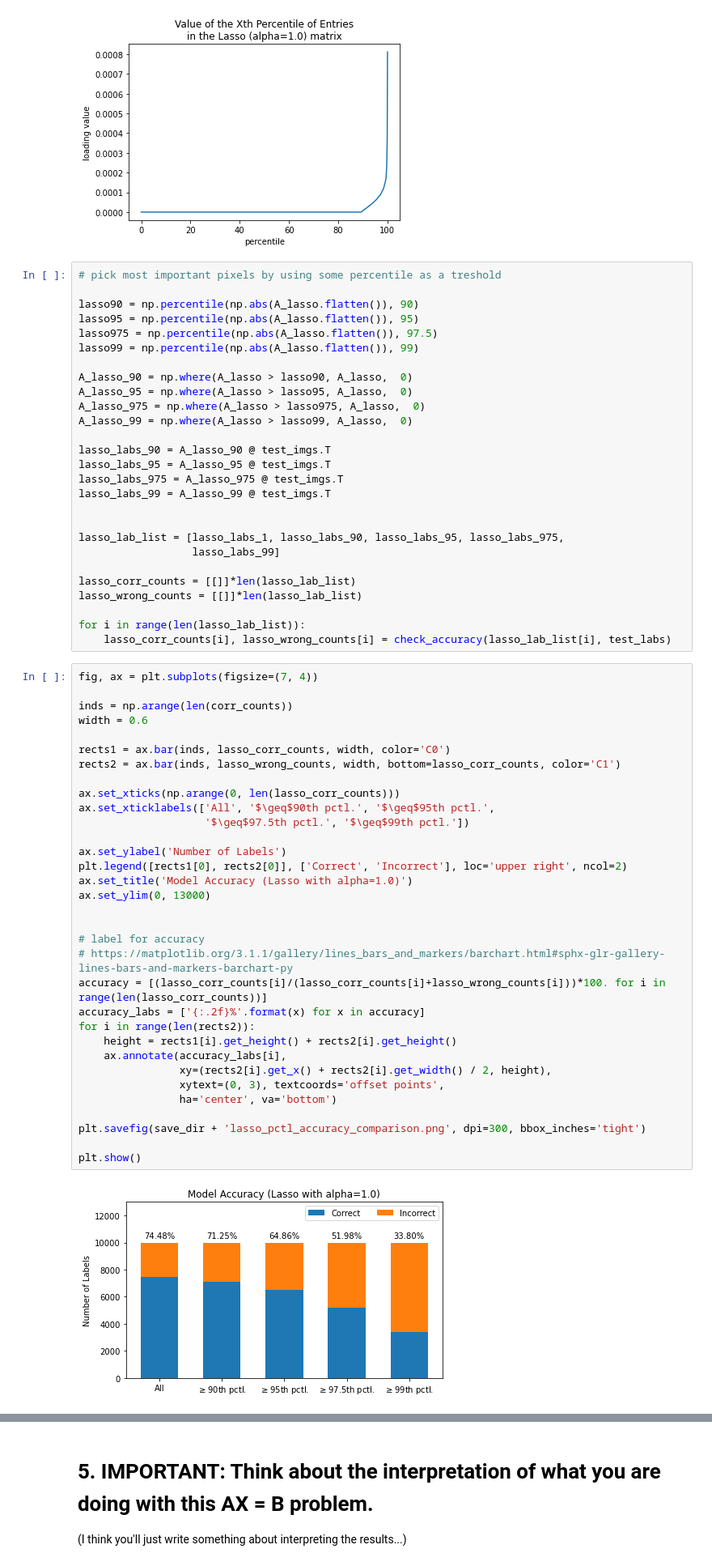
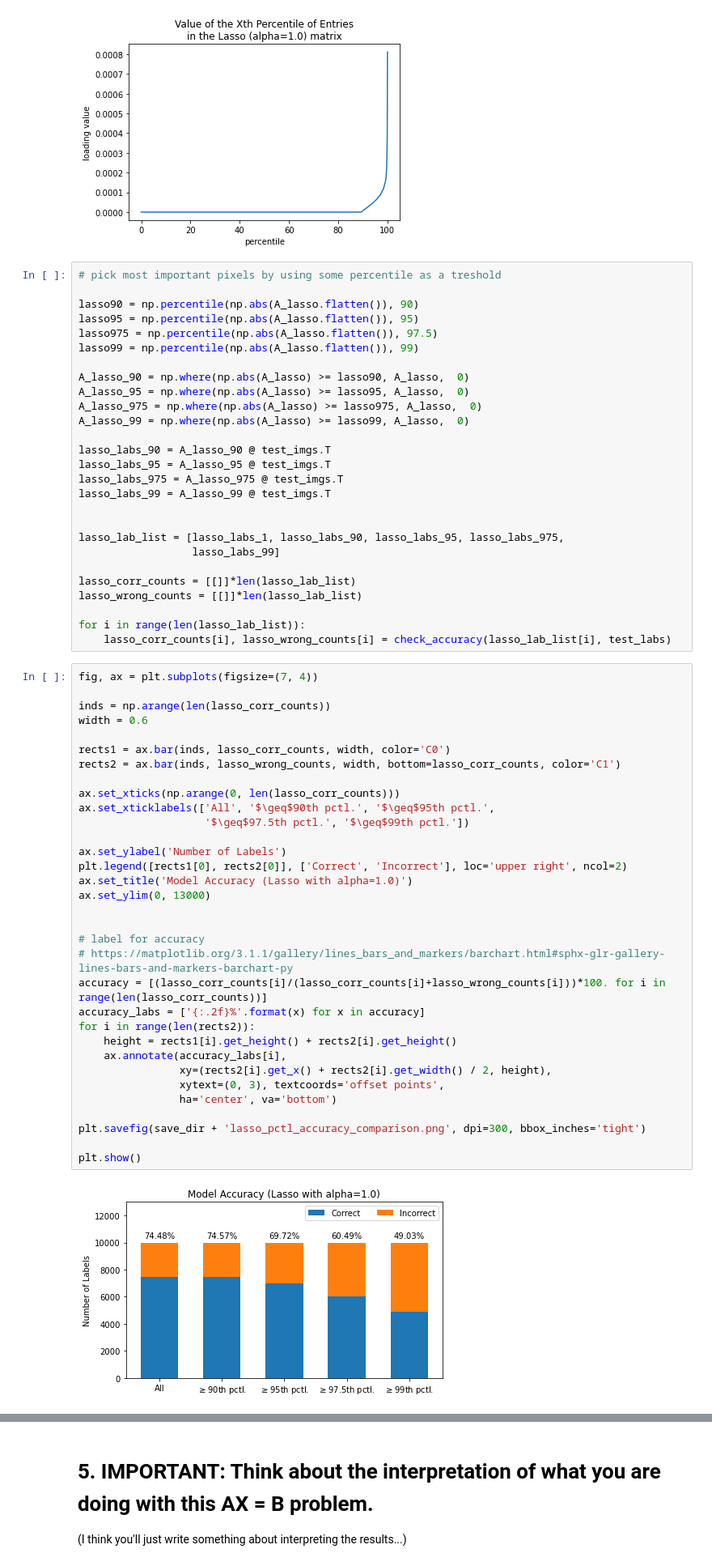
Before and after one commit to jacnugent/amath584, a Jupyter notebook: hw6_regression_and_sparsity/hw6_draft.ipynb, the cells around one changed output, grey strips where cells are left out. Shown at 81% size. Drawn from its saved outputs; the diff is of its cells as text.

```diff
--- a/hw6_regression_and_sparsity/hw6_draft.ipynb
+++ b/hw6_regression_and_sparsity/hw6_draft.ipynb
@@ -682,10 +679,10 @@ lasso95 = np.percentile(np.abs(A_lasso.flatten()), 95)
 lasso975 = np.percentile(np.abs(A_lasso.flatten()), 97.5)
 lasso99 = np.percentile(np.abs(A_lasso.flatten()), 99)
 
-A_lasso_90 = np.where(A_lasso > lasso90, A_lasso,  0)
-A_lasso_95 = np.where(A_lasso > lasso95, A_lasso,  0)
-A_lasso_975 = np.where(A_lasso > lasso975, A_lasso,  0)
-A_lasso_99 = np.where(A_lasso > lasso99, A_lasso,  0)
+A_lasso_90 = np.where(np.abs(A_lasso) >= lasso90, A_lasso,  0)
+A_lasso_95 = np.where(np.abs(A_lasso) >= lasso95, A_lasso,  0)
+A_lasso_975 = np.where(np.abs(A_lasso) >= lasso975, A_lasso,  0)
+A_lasso_99 = np.where(np.abs(A_lasso) >= lasso99, A_lasso,  0)
 
 lasso_labs_90 = A_lasso_90 @ test_imgs.T
 lasso_labs_95 = A_lasso_95 @ test_imgs.T
@@ -704,37 +701,37 @@ for i in range(len(lasso_lab_list)):
 # %%
 fig, ax = plt.subplots(figsize=(7, 4))
 
-inds = np.arange(len(corr_counts))
+inds = np.arange(len(lasso_corr_counts))
 width = 0.6
 
 rects1 = ax.bar(inds, lasso_corr_counts, width, color='C0')
 rects2 = ax.bar(inds, lasso_wrong_counts, width, bottom=lasso_corr_counts, color='C1')
 
 ax.set_xticks(np.arange(0, len(lasso_corr_counts)))
 ax.set_xticklabels(['All', '$\geq$90th pctl.', '$\geq$95th pctl.',
                     '$\geq$97.5th pctl.', '$\geq$99th pctl.'])
 
 ax.set_ylabel('Number of Labels')
 plt.legend([rects1[0], rects2[0]], ['Correct', 'Incorrect'], loc='upper right', ncol=2)
 ax.set_title('Model Accuracy (Lasso with alpha=1.0)')
 ax.set_ylim(0, 13000)
 
 
 # label for accuracy
 # https://matplotlib.org/3.1.1/gallery/lines_bars_and_markers/barchart.html#sphx-glr-gallery-lines-bars-and-markers-barchart-py
 accuracy = [(lasso_corr_counts[i]/(lasso_corr_counts[i]+lasso_wrong_counts[i]))*100. for i in range(len(lasso_corr_counts))]
 accuracy_labs = ['{:.2f}%'.format(x) for x in accuracy]
 for i in range(len(rects2)):
     height = rects1[i].get_height() + rects2[i].get_height()
     ax.annotate(accuracy_labs[i],
                 xy=(rects2[i].get_x() + rects2[i].get_width() / 2, height),
                 xytext=(0, 3), textcoords='offset points',
                 ha='center', va='bottom')
 
 plt.savefig(save_dir + 'lasso_pctl_accuracy_comparison.png', dpi=300, bbox_inches='tight')
 
 plt.show()
 # %% [output]
-[figure, old version]
+[figure, new version]
 # %% [markdown]
 # 4. Redo the analysis with each digit individually to find the most important pixels for each digit.
```
Also changed, not shown: parts of 33 cells of this notebook, 20 other files.
